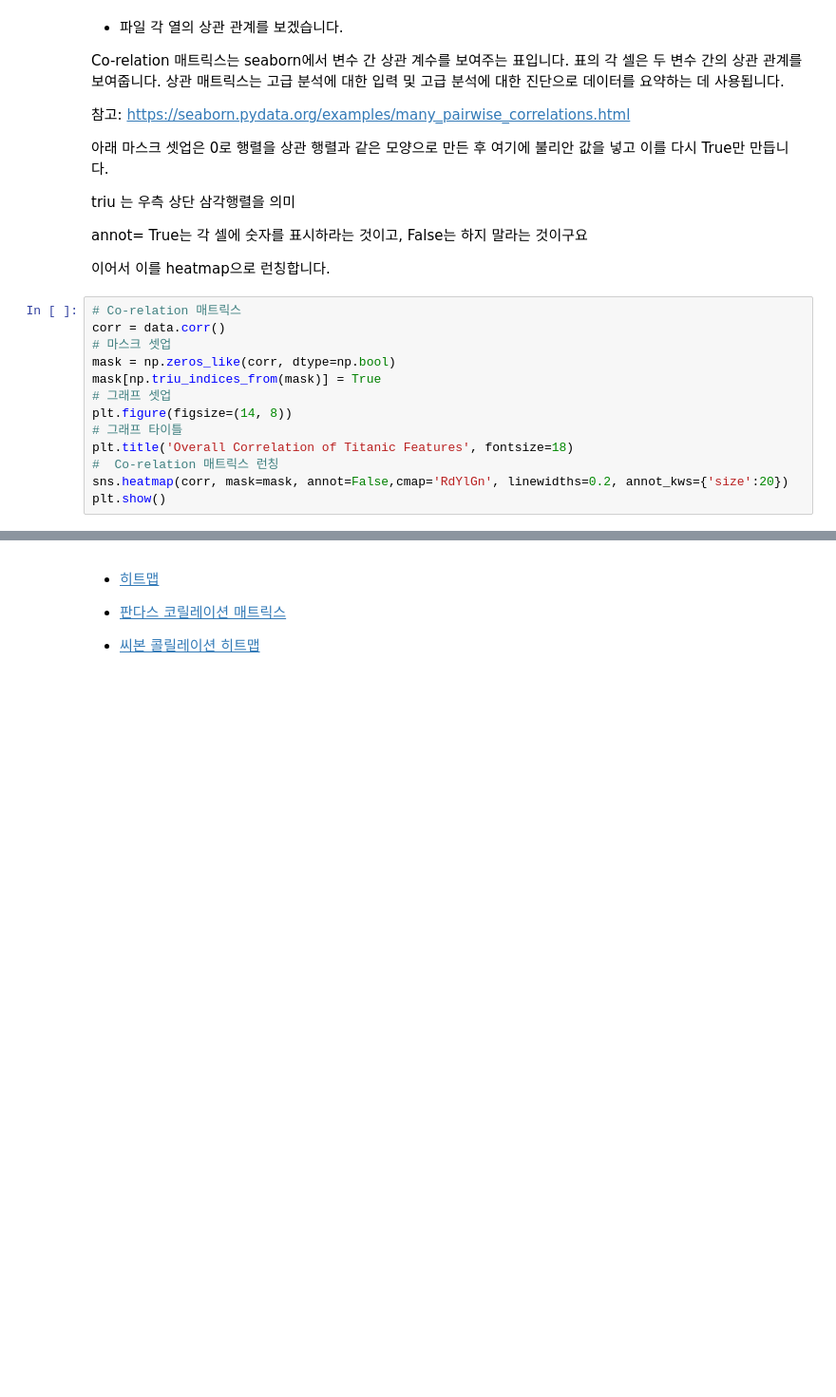
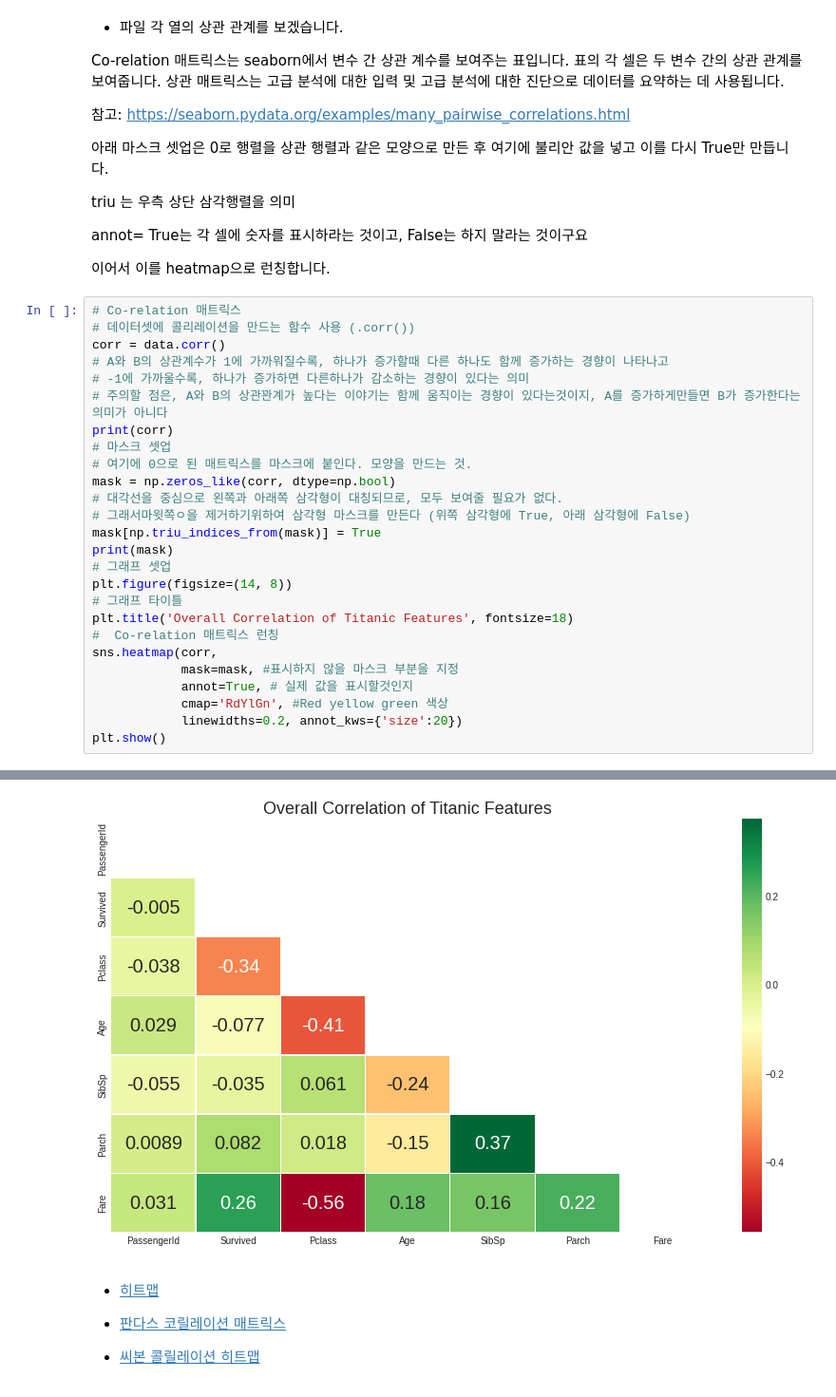
Before and after one commit to donghuna/kaggle, a Jupyter notebook: titanic-tutorial-for-beginners-2020.ipynb, the cells around one changed output, grey strips where cells are left out. Shown: that part at 95% size. Cells and saved outputs as stored; diff of their text form; blank space fills up the shorter version.

```diff
--- a/titanic-tutorial-for-beginners-2020.ipynb
+++ b/titanic-tutorial-for-beginners-2020.ipynb
@@ -316,14 +549,28 @@ annot= True는 각 셀에 숫자를 표시하라는 것이고, False는 하지
 이어서 이를 heatmap으로 런칭합니다.
 # %%
 # Co-relation 매트릭스
+# 데이터셋에 콜리레이션을 만드는 함수 사용 (.corr())
 corr = data.corr()
+# A와 B의 상관계수가 1에 가까워질수록, 하나가 증가할때 다른 하나도 함께 증가하는 경향이 나타나고
+# -1에 가까울수록, 하나가 증가하면 다른하나가 감소하는 경향이 있다는 의미
+# 주의할 점은, A와 B의 상관꽌계가 높다는 이야기는 함께 움직이는 경향이 있다는것이지, A를 증가하게만들면 B가 증가한다는 의미가 아니다
+print(corr)
 # 마스크 셋업
+# 여기에 0으로 된 매트릭스를 마스크에 붙인다. 모양을 만드는 것.
 mask = np.zeros_like(corr, dtype=np.bool)
+# 대각선을 중심으로 왼쪽과 아래쪽 삼각형이 대칭되므로, 모두 보여줄 필요가 없다.
+# 그래서마윗쪽ㅇ을 제거하기위하여 삼각형 마스크를 만든다 (위쪽 삼각형에 True, 아래 삼각형에 False)
 mask[np.triu_indices_from(mask)] = True
+print(mask)
 # 그래프 셋업
 plt.figure(figsize=(14, 8))
 # 그래프 타이틀
 plt.title('Overall Correlation of Titanic Features', fontsize=18)
 #  Co-relation 매트릭스 런칭
-sns.heatmap(corr, mask=mask, annot=False,cmap='RdYlGn', linewidths=0.2, annot_kws={'size':20})
+sns.heatmap(corr,
+            mask=mask, #표시하지 않을 마스크 부분을 지정
+            annot=True, # 실제 값을 표시할것인지
+            cmap='RdYlGn', #Red yellow green 색상
+            linewidths=0.2, annot_kws={'size':20})
 plt.show()
+# %% [output]
@@ -330,3 +594,4 @@ plt.show()
+[figure, added]
 # %% [markdown]
 * [히트맵](https://seaborn.pydata.org/generated/seaborn.heatmap.html)
 
```
Also changed, not shown: parts of 26 cells of this notebook.
